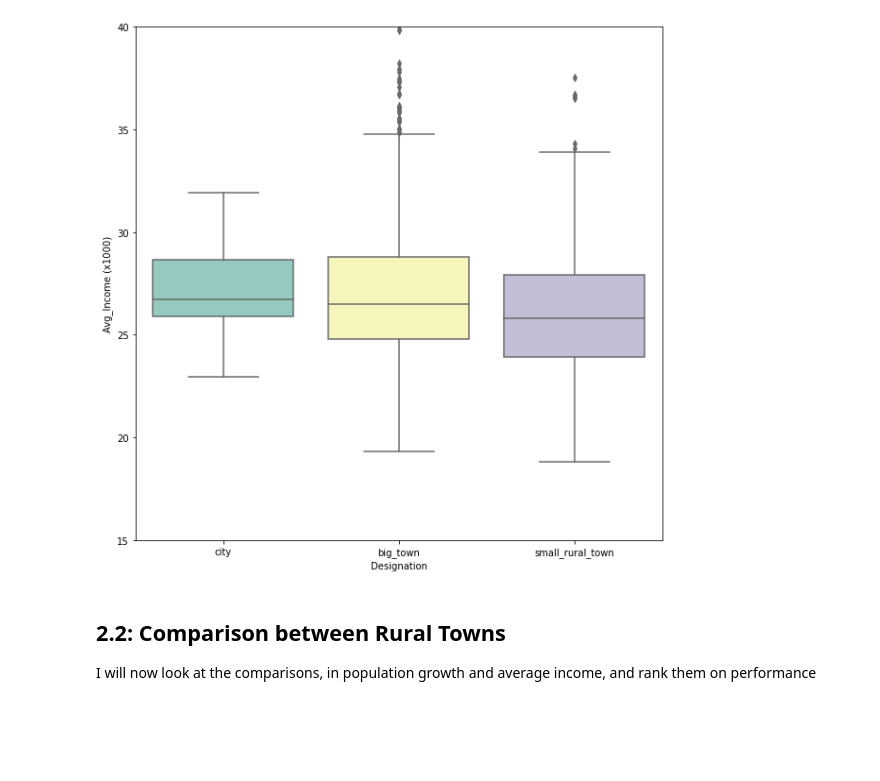
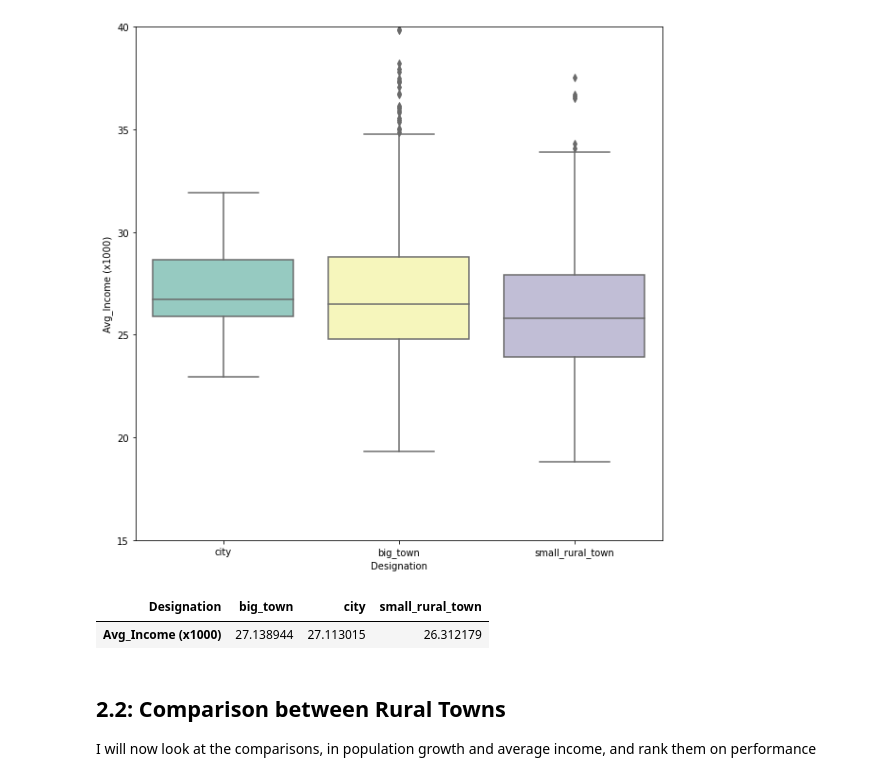
Before and after one commit to LauLau85/Coursera_Capstone, a Jupyter notebook: A Comparison of Rural Towns in the Netherlands.ipynb, the cells around one changed output. Cells and saved outputs as stored; diff of their text form; code cells hidden in the pictures; blank space fills up the shorter version.

```diff
--- a/A Comparison of Rural Towns in the Netherlands.ipynb
+++ b/A Comparison of Rural Towns in the Netherlands.ipynb
@@ -2070,6 +2070,10 @@ AvgIncome_df.head()
 | 4 | 1004 | Woensdrecht | Woensdrecht | Noord-Brabant | 26.400000 | small_town |
 # %%
 AvgIncome_df.to_sql('AverageIncomes_2018', engine) #Store backup on DB2
+# %%
+#Reload
+query = 'SELECT "Plc_code", "Place_name", "Municipality", "Province", "Avg_Income (x1000)", "Designation" FROM "VSR62892"."AverageIncomes_2018";'
+AvgIncome_df = pd.read_sql_query(query, engine)
 # %%
 #Get subset out of PlacesNL_df
 bxplt_df = AvgIncome_df[['Designation','Avg_Income (x1000)']]
@@ -2084,6 +2088,13 @@ ax1.set(ylim=(15, 40))
 plt.show()
 # %% [output]
 [figure]
+# %%
+bxplt_df.head()
+avgIn_pivot = pd.pivot_table(bxplt_df, values = 'Avg_Income (x1000)', columns = 'Designation')
+avgIn_pivot.head()
+# %% [output]
+| Designation | big_town | city | small_rural_town |
+| Avg_Income (x1000) | 27.138944 | 27.113015 | 26.312179 |
 # %% [markdown]
 ## 2.2: Comparison between Rural Towns
 I will now look at the comparisons, in population growth and average income, and rank them on performance
```
Also changed, not shown: parts of 2 cells of this notebook.
